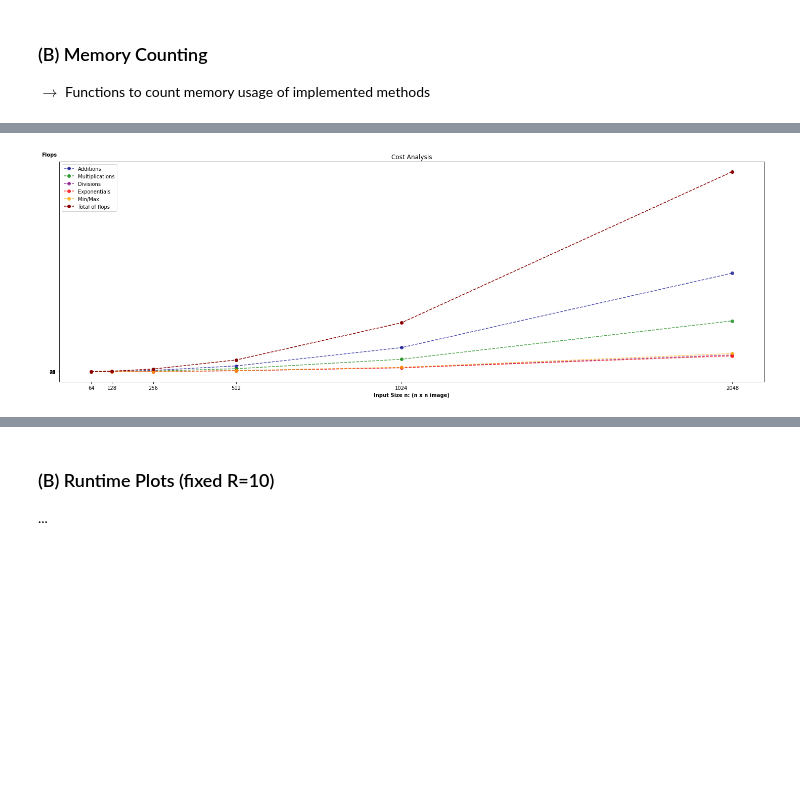
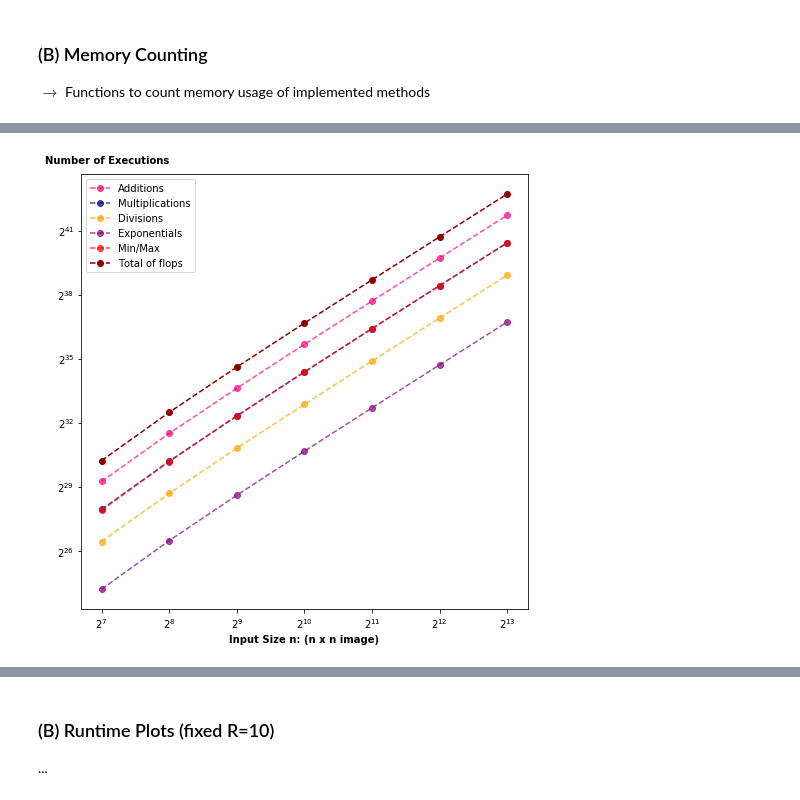
Before and after one commit to ninodimontalcino/advanced-denoising-mcrenderings, a Jupyter notebook: analysis/PerformanceAnalysis.ipynb, the cells around one changed output, grey strips where cells are left out. Saved outputs shown, nothing was run; the diff lists cells and outputs as text; code cells hidden in the pictures; blank space fills up the shorter version.

```diff
--- a/analysis/PerformanceAnalysis.ipynb
+++ b/analysis/PerformanceAnalysis.ipynb
@@ -328,4 +327,4 @@ def restructured_no_precomp_mem(n):
     reads += 5*3*n*n
     return reads*sizeof_float
 # %%
-colors = ["darkblue", "green", "purple", "red", "orange", "lightblue", "darkred"]
+colors = ["#FF007F", "darkblue", "orange", "purple", "red", "darkgreen", "darkred"]
@@ -331,0 +379,6 @@ colors = ["darkblue", "green", "purple", "red", "orange", "lightblue", "darkred"
+# %%
+print(n[3])
+sum = np.sum(flops, 0)
+for i, x in enumerate(flops[:]):
+    print(labels[i])
+    print(x[3] / sum[3])
@@ -332,31 +397,31 @@ colors = ["darkblue", "green", "purple", "red", "orange", "lightblue", "darkred"
 # %%
 # Plot showing detailed cost analysis only for Basic
 R = 10
-n = np.array([64, 128, 256, 512, 1024, 2048])
+n = np.array([128, 256, 512, 1024, 2048, 4096, 8192])
 
 labels = ["Additions", "Multiplications", "Divisions", "Exponentials", "Min/Max"]
-fig, axs = plt.subplots(figsize=(25,8))
+fig, axs = plt.subplots(figsize=(8,8))
 flops = np.zeros((5, len(n)))
 
 for i, size in enumerate(n):
-    tmp = basic(size, R)
+    tmp = restructured_without_precomp(size, R)
     for j in range(len(labels)):
         flops[j][i] = tmp[j]
 
 for i in range(len(labels)):
     axs.plot(n, flops[i], 'o--', label=labels[i], color=colors[i], alpha=0.7)
 
 # plot sum of all
 axs.plot(n, np.sum(flops, 0), 'o--', label="Total of flops", color=colors[len(labels)+1])
 
 #axs.set_yscale('log', basey=2)
-axs.set_ylabel("Flops", fontweight='bold', rotation=0, position=(0,1.02), labelpad=-0)
+plt.yscale('log', basey=2)
+plt.xscale('log', basex=2)
+axs.set_ylabel("Number of Executions", fontweight='bold', rotation=0, position=(0,1.02), labelpad=-50)
 axs.set_xlabel("Input Size n: (n x n image)", fontweight='bold')
 axs.set_xticks(n)
-axs.set_yticks(np.arange(24, 48, step=4))
 
-axs.set_title("Cost Analysis")
 axs.legend()
-fig.savefig('cost_analysis',bbox_inches='tight')
+fig.savefig('cost_analysis_basic.pdf', format='pdf',bbox_inches='tight')
 # %% [output]
-[figure, old version]
+[figure, new version]
```
Also changed, not shown: parts of 21 cells of this notebook, 18 other files.
